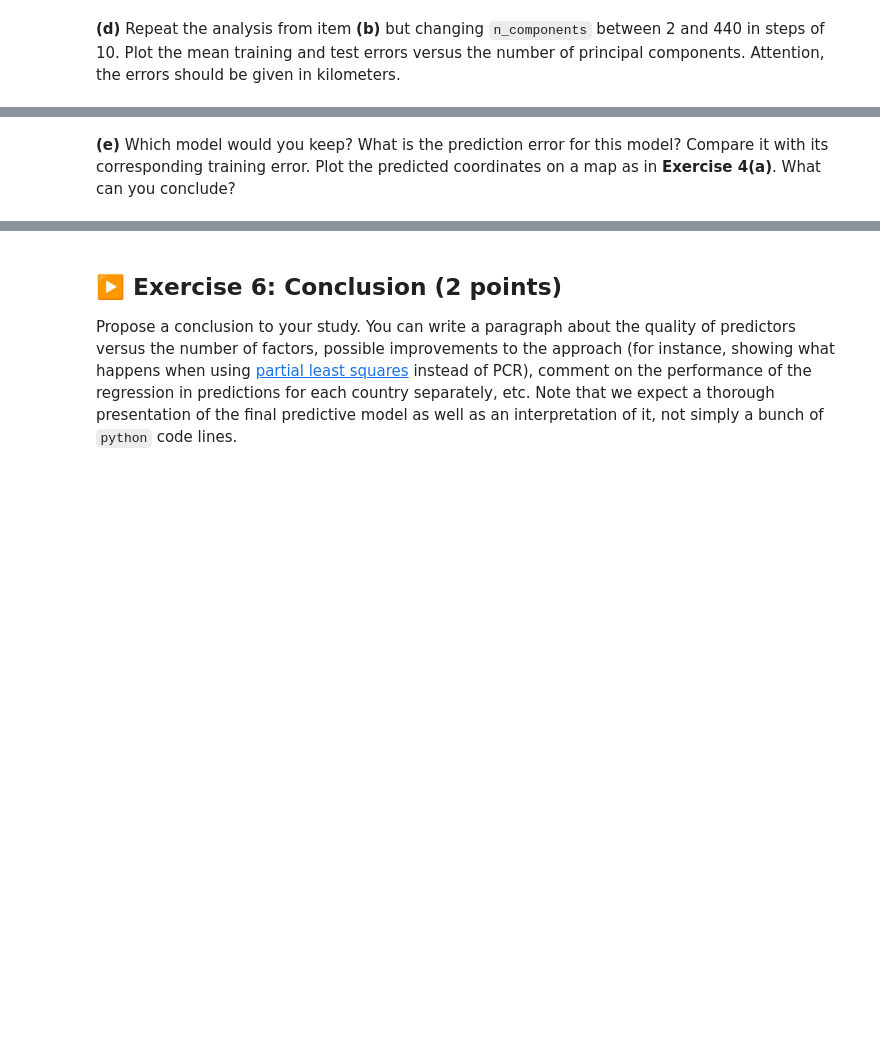
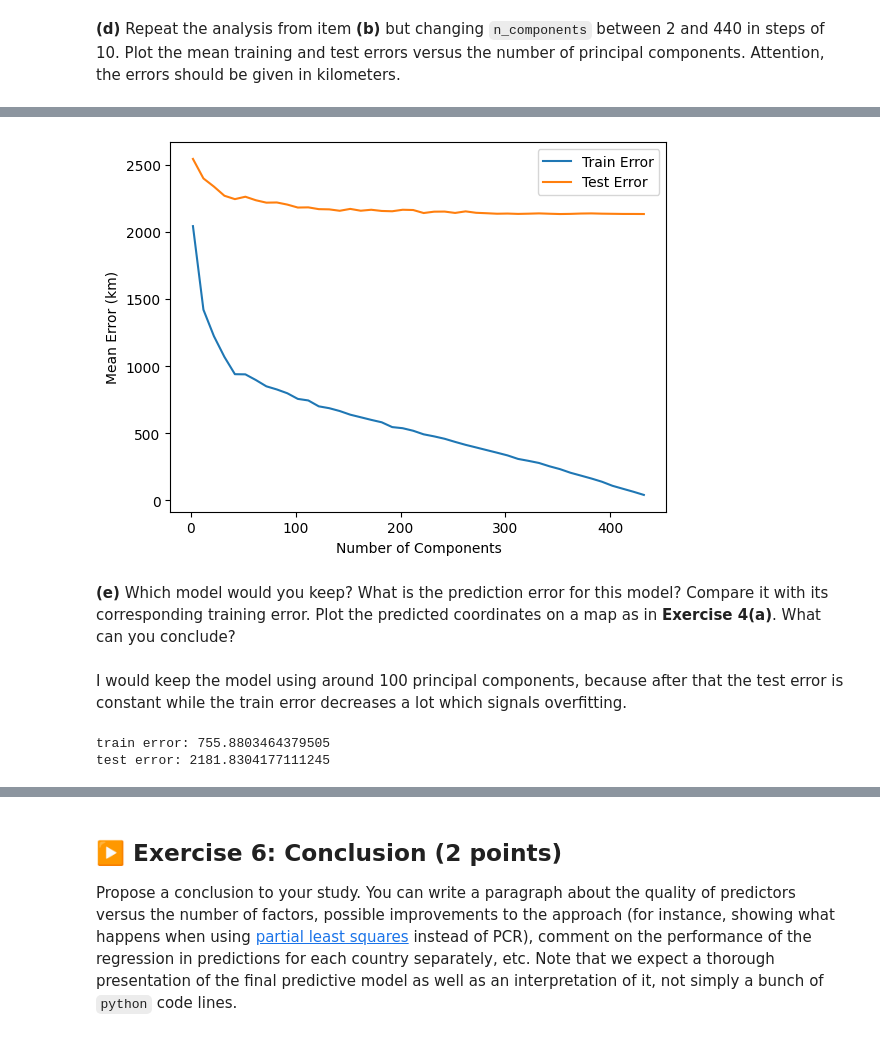
Before and after one commit to AlexGouret/ISLA, a Jupyter notebook: TP2.ipynb, the cells around one changed output, grey strips where cells are left out. Saved outputs shown, nothing was run; the diff lists cells and outputs as text; code cells hidden in the pictures; blank space fills up the shorter version.

```diff
--- a/TP2.ipynb
+++ b/TP2.ipynb
@@ -312,2 +371,27 @@ plt.show()
 # %% [markdown]
 **(b)** Quantify the error of the linear regression model using the mean distance between real and predicted coordinates. Beware to use `sklearn.metrics.pairwise.haversine_distances` so to correctly measure the distances between points so to take into account the curvature of the Earth. Your answer should be given in kilometers.
+# %%
+import numpy as np
+from sklearn.metrics.pairwise import haversine_distances
+
+# 1. Stack latitudes and longitudes into pairs: [lat, lon]
+real_coords = np.column_stack((latitude, longitude))
+pred_coords = np.column_stack((pred_lat, pred_long))
+
+# 2. Convert coordinates from degrees to radians
+real_coords_rad = np.radians(real_coords)
+pred_coords_rad = np.radians(pred_coords)
+
+# 3. Calculate the NxN distance matrix between all real and predicted points
+dist_matrix = haversine_distances(real_coords_rad, pred_coords_rad)
+
+# 4. Extract the diagonal (distance between real i and predicted i)
+dists_in_radians = np.diag(dist_matrix)
+
+# 5. Multiply by Earth's radius (6371 km) to get distance in kilometers
+dists_in_km = dists_in_radians * 6371.0
+
+# 6. Calculate the mean distance in kilometers
+mean_d_dist = np.mean(dists_in_km)
+
+print(f"Mean distance error: {mean_d_dist:.2f} km")
@@ -328,2 +537,19 @@ For this, you will run a linear regression to predict latitudes and longitudes.
+# %%
+plt.plot(n_components_list,mean_train_errors, label='Train Error')
+plt.plot(n_components_list,mean_test_errors, label='Test Error')
+plt.xlabel('Number of Components')
+plt.ylabel('Mean Error (km)')
+plt.legend()
+plt.show()
+# %% [output]
+[figure, added]
 # %% [markdown]
 **(e)** Which model would you keep? What is the prediction error for this model? Compare it with its corresponding training error. Plot the predicted coordinates on a map as in **Exercise 4(a)**. What can you conclude?
+# %% [markdown]
+I would keep the model using around 100 principal components, because after that the test error is constant while the train error decreases a lot which signals overfitting.
+# %%
+print('train error:',mean_train_errors[10])
+print('test error:',mean_test_errors[10])
+# %% [output]
+train error: 755.8803464379505
+test error: 2181.8304177111245
```
Also changed, not shown: parts of 17 cells of this notebook.
